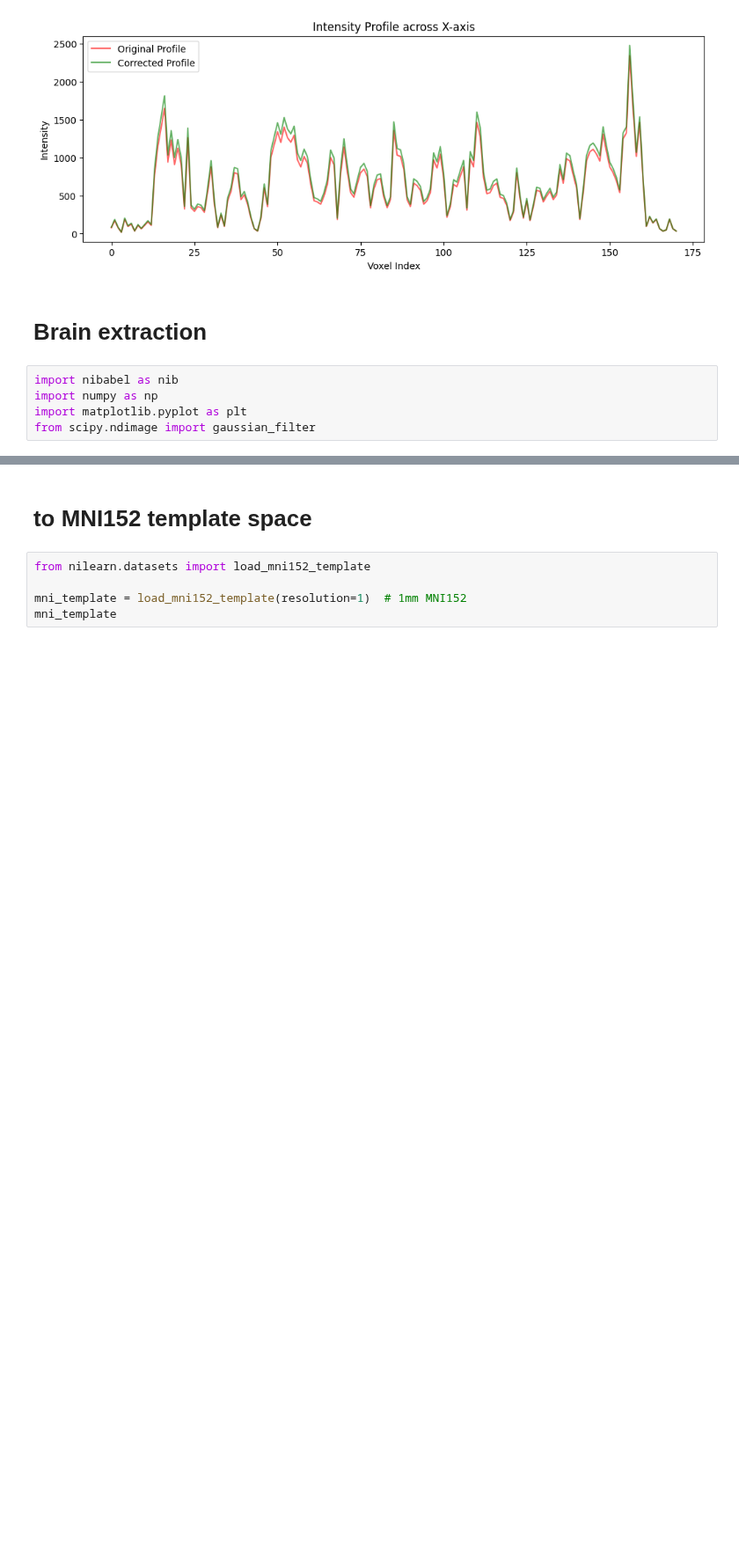
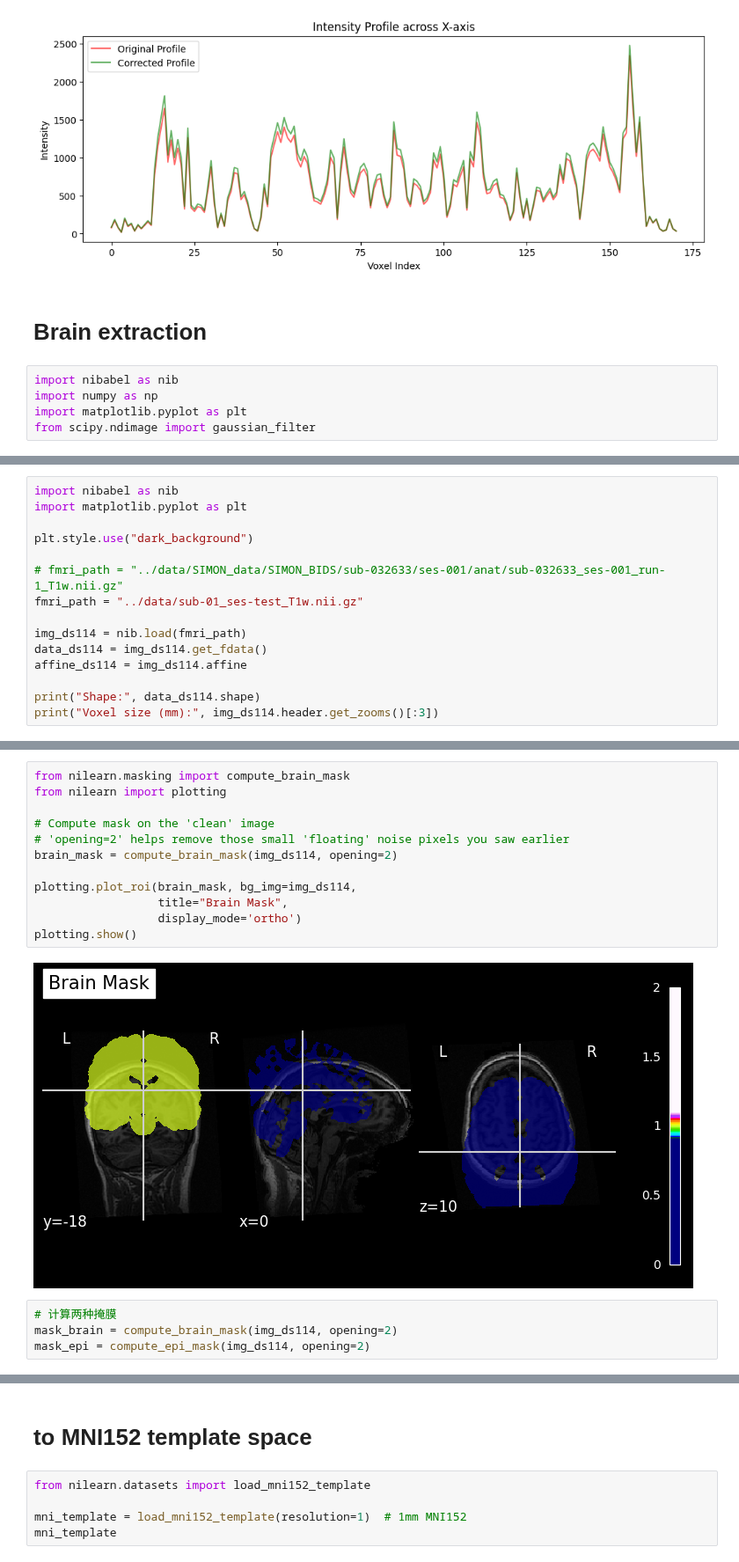
Before and after one commit to Herseybb/fmri-simon-analysis, a Jupyter notebook: notebooks/03_image_preprocessing.ipynb, the cells around one changed output, grey strips where cells are left out. Shown at 88% size. Cells and saved outputs as stored; diff of their text form; blank space fills up the shorter version.

```diff
--- a/notebooks/03_image_preprocessing.ipynb
+++ b/notebooks/03_image_preprocessing.ipynb
@@ -178,0 +247,15 @@ True
+# %%
+import nibabel as nib
+import matplotlib.pyplot as plt
+
+plt.style.use("dark_background")
+
+# fmri_path = "../data/SIMON_data/SIMON_BIDS/sub-032633/ses-001/anat/sub-032633_ses-001_run-1_T1w.nii.gz"
+fmri_path = "../data/sub-01_ses-test_T1w.nii.gz"
+
+img_ds114 = nib.load(fmri_path)
+data_ds114 = img_ds114.get_fdata()
+affine_ds114 = img_ds114.affine
+
+print("Shape:", data_ds114.shape)
+print("Voxel size (mm):", img_ds114.header.get_zooms()[:3])
@@ -178,0 +298,18 @@ True
+# %%
+from nilearn.masking import compute_brain_mask
+from nilearn import plotting
+
+# Compute mask on the 'clean' image
+# 'opening=2' helps remove those small 'floating' noise pixels you saw earlier
+brain_mask = compute_brain_mask(img_ds114, opening=2)
+
+plotting.plot_roi(brain_mask, bg_img=img_ds114,
+                  title="Brain Mask",
+                  display_mode='ortho')
+plotting.show()
+# %% [output]
+[figure, added]
+# %%
+# 计算两种掩膜
+mask_brain = compute_brain_mask(img_ds114, opening=2)
+mask_epi = compute_epi_mask(img_ds114, opening=2)
```
Also changed, not shown: parts of 17 cells of this notebook, 1 other file.
